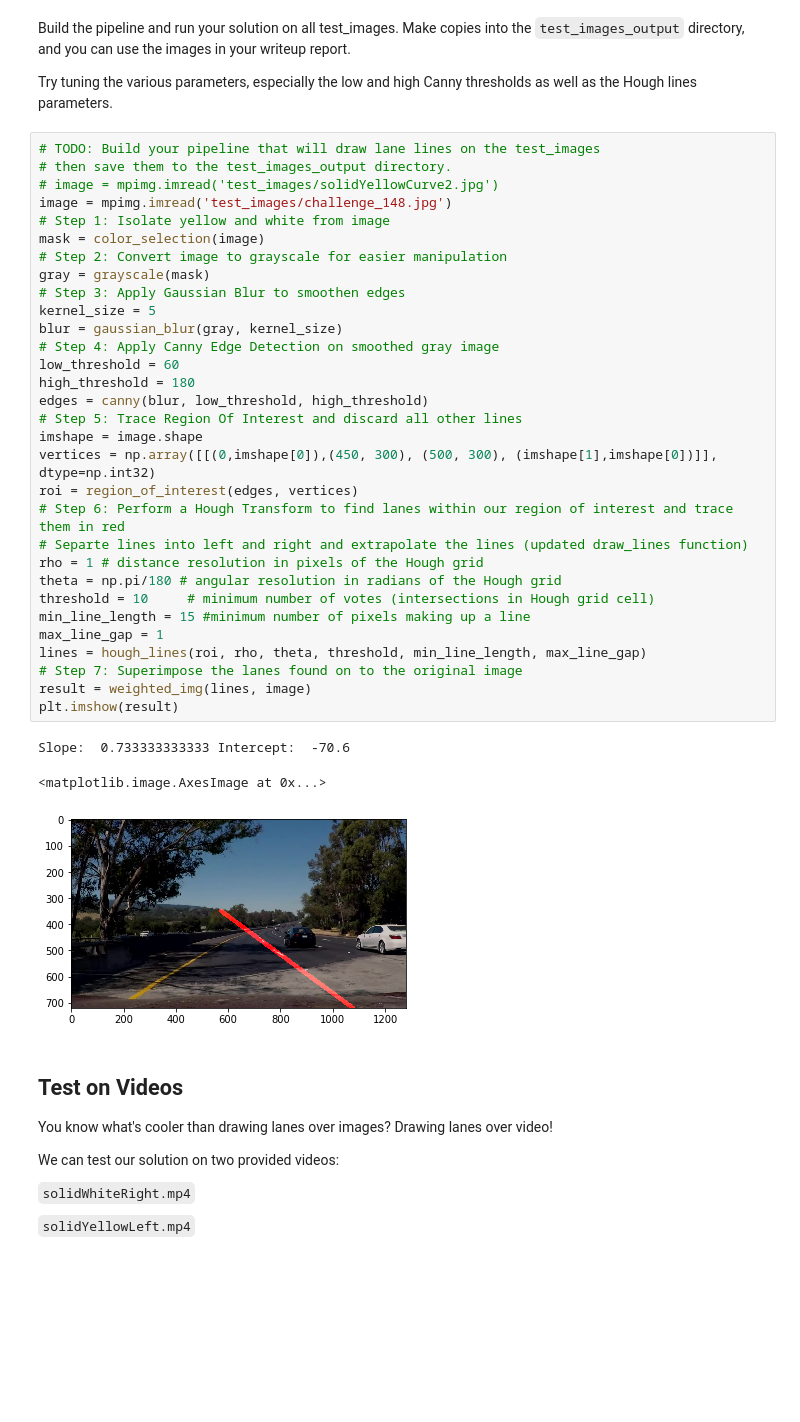
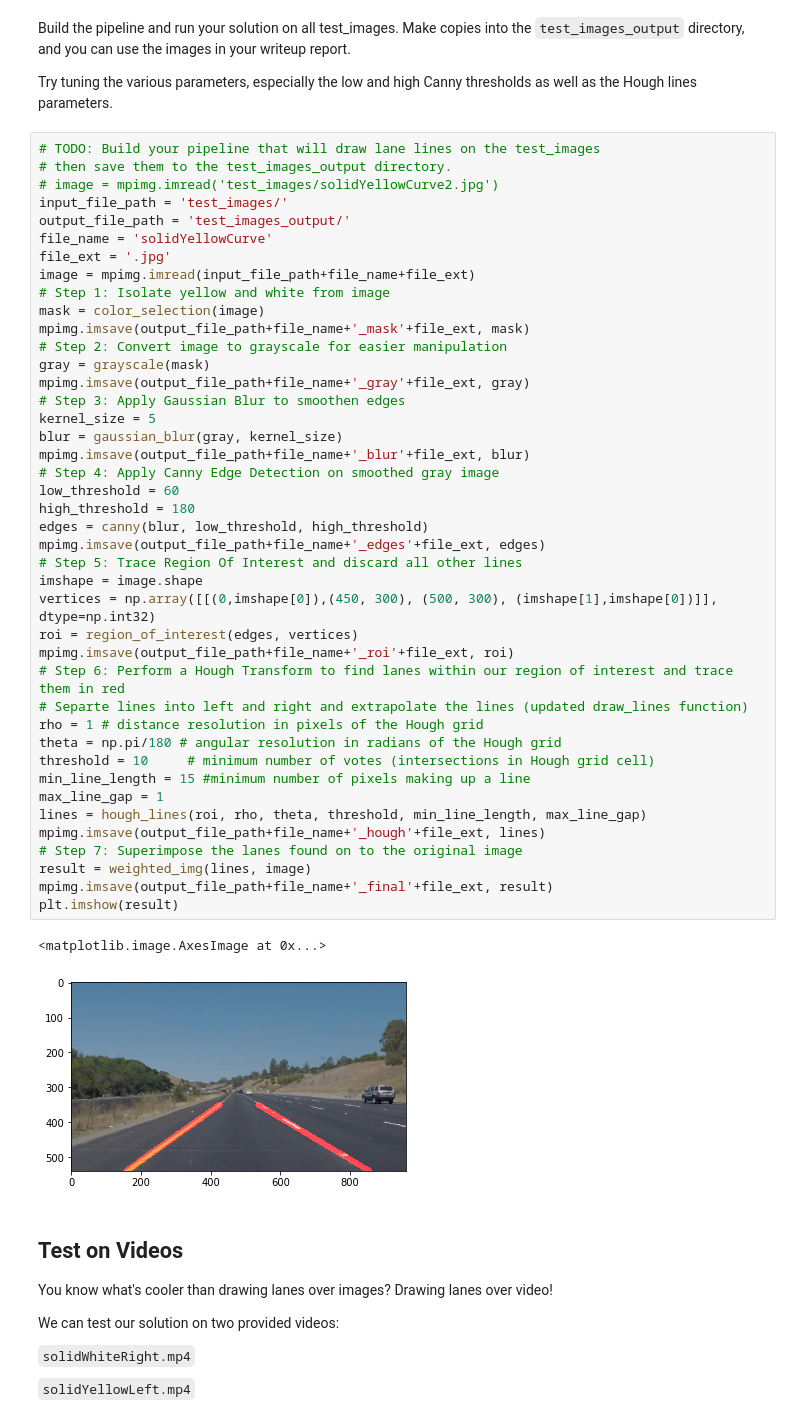
Before and after one commit to santhoshpkumar/FindingLaneLinesOnTheRoad, a Jupyter notebook: P1.ipynb, the cells around one changed output. Drawn from its saved outputs; the diff is of its cells as text; blank space fills up the shorter version.

Commit message:
Added examples and images to support the writeup

```diff
--- a/P1.ipynb
+++ b/P1.ipynb
@@ -285,37 +319,47 @@ Try tuning the various parameters, especially the low and high Canny thresholds
 # TODO: Build your pipeline that will draw lane lines on the test_images
 # then save them to the test_images_output directory.
 # image = mpimg.imread('test_images/solidYellowCurve2.jpg')
-image = mpimg.imread('test_images/challenge_148.jpg')
+input_file_path = 'test_images/'
+output_file_path = 'test_images_output/'
+file_name = 'solidYellowCurve'
+file_ext = '.jpg'
+image = mpimg.imread(input_file_path+file_name+file_ext)
 # Step 1: Isolate yellow and white from image
 mask = color_selection(image)
+mpimg.imsave(output_file_path+file_name+'_mask'+file_ext, mask)
 # Step 2: Convert image to grayscale for easier manipulation
 gray = grayscale(mask)
+mpimg.imsave(output_file_path+file_name+'_gray'+file_ext, gray)
 # Step 3: Apply Gaussian Blur to smoothen edges
 kernel_size = 5
 blur = gaussian_blur(gray, kernel_size)
+mpimg.imsave(output_file_path+file_name+'_blur'+file_ext, blur)
 # Step 4: Apply Canny Edge Detection on smoothed gray image
 low_threshold = 60
 high_threshold = 180
 edges = canny(blur, low_threshold, high_threshold)
+mpimg.imsave(output_file_path+file_name+'_edges'+file_ext, edges)
 # Step 5: Trace Region Of Interest and discard all other lines
 imshape = image.shape
 vertices = np.array([[(0,imshape[0]),(450, 300), (500, 300), (imshape[1],imshape[0])]], dtype=np.int32)
 roi = region_of_interest(edges, vertices)
+mpimg.imsave(output_file_path+file_name+'_roi'+file_ext, roi)
 # Step 6: Perform a Hough Transform to find lanes within our region of interest and trace them in red
 # Separte lines into left and right and extrapolate the lines (updated draw_lines function)
 rho = 1 # distance resolution in pixels of the Hough grid
 theta = np.pi/180 # angular resolution in radians of the Hough grid
 threshold = 10     # minimum number of votes (intersections in Hough grid cell)
 min_line_length = 15 #minimum number of pixels making up a line
 max_line_gap = 1
 lines = hough_lines(roi, rho, theta, threshold, min_line_length, max_line_gap)
+mpimg.imsave(output_file_path+file_name+'_hough'+file_ext, lines)
 # Step 7: Superimpose the lanes found on to the original image
 result = weighted_img(lines, image)
+mpimg.imsave(output_file_path+file_name+'_final'+file_ext, result)
 plt.imshow(result)
 # %% [output]
-Slope:  0.733333333333 Intercept:  -70.6
+<matplotlib.image.AxesImage at 0x...>
-<matplotlib.image.AxesImage at 0x...>
-[figure, old version]
+[figure, new version]
 # %% [markdown]
 ## Test on Videos
 
```
Also changed, not shown: parts of 5 cells of this notebook, 13 other files.
